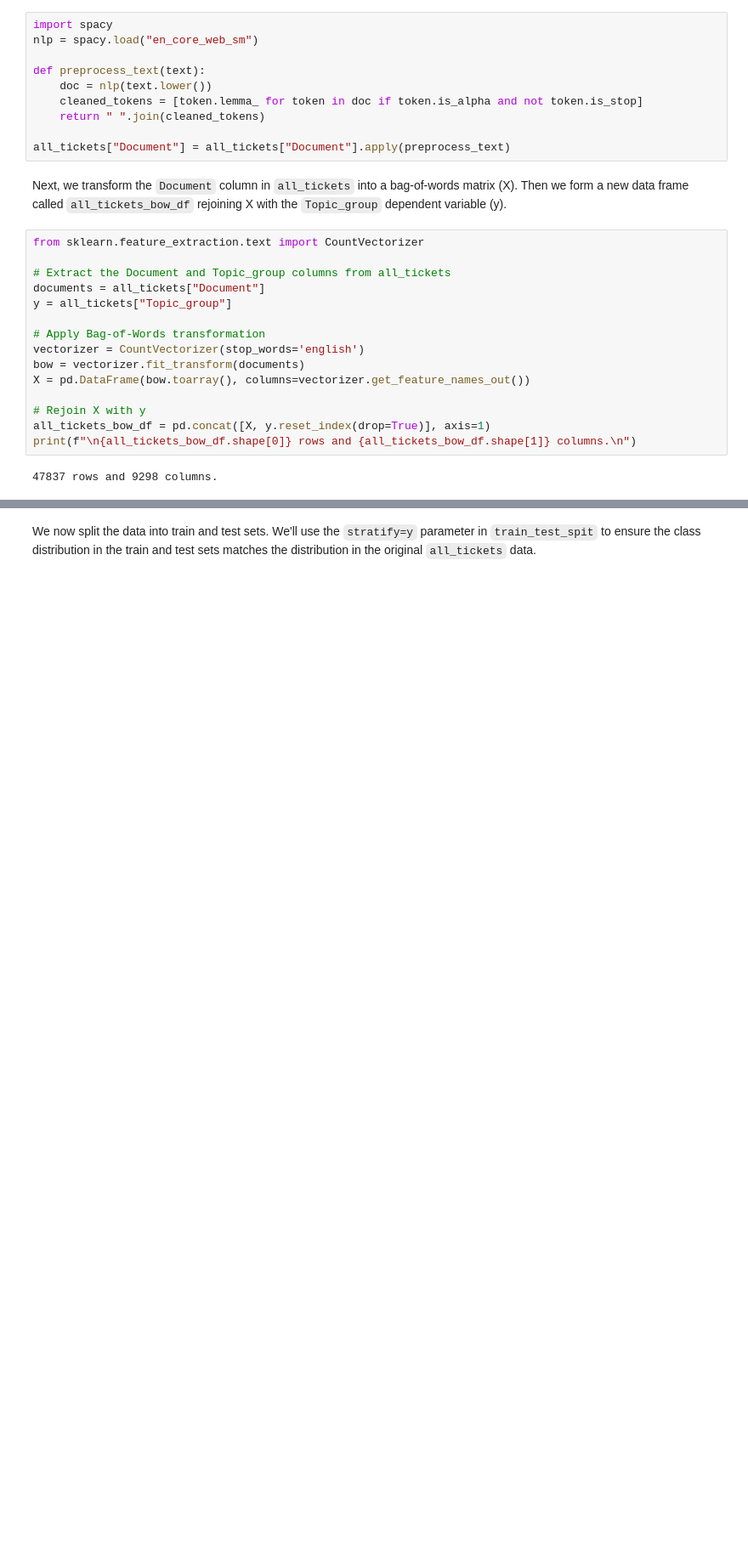
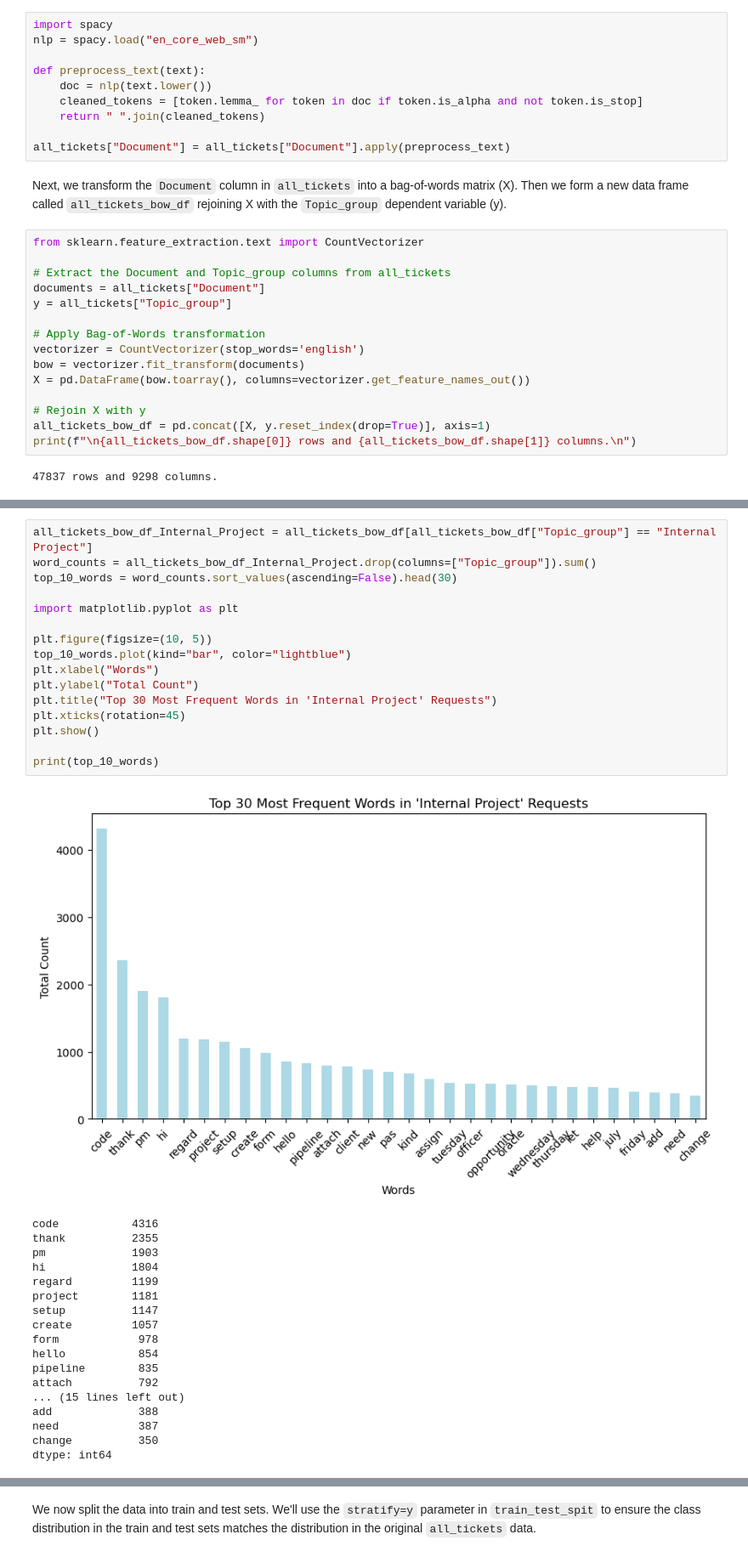
Before and after one commit to PaulHBartley/DTSA-5509, a Jupyter notebook: DTSA-5509_final_project.ipynb, the cells around one changed output, grey strips where cells are left out. Shown at 85% size. Drawn from its saved outputs; the diff is of its cells as text; blank space fills up the shorter version.

```diff
--- a/DTSA-5509_final_project.ipynb
+++ b/DTSA-5509_final_project.ipynb
@@ -125,0 +163,35 @@ print(f"\n{all_tickets_bow_df.shape[0]} rows and {all_tickets_bow_df.shape[1]} c
+# %%
+all_tickets_bow_df_Internal_Project = all_tickets_bow_df[all_tickets_bow_df["Topic_group"] == "Internal Project"]
+word_counts = all_tickets_bow_df_Internal_Project.drop(columns=["Topic_group"]).sum()
+top_10_words = word_counts.sort_values(ascending=False).head(30)
+
+import matplotlib.pyplot as plt
+
+plt.figure(figsize=(10, 5))
+top_10_words.plot(kind="bar", color="lightblue")
+plt.xlabel("Words")
+plt.ylabel("Total Count")
+plt.title("Top 30 Most Frequent Words in 'Internal Project' Requests")
+plt.xticks(rotation=45)
+plt.show()
+
+print(top_10_words)
+# %% [output]
+[figure, added]
+code           4316
+thank          2355
+pm             1903
+hi             1804
+regard         1199
+project        1181
+setup          1147
+create         1057
+form            978
+hello           854
+pipeline        835
+attach          792
+... (15 lines left out)
+add             388
+need            387
+change          350
+dtype: int64
```
Also changed, not shown: parts of 19 cells of this notebook.
